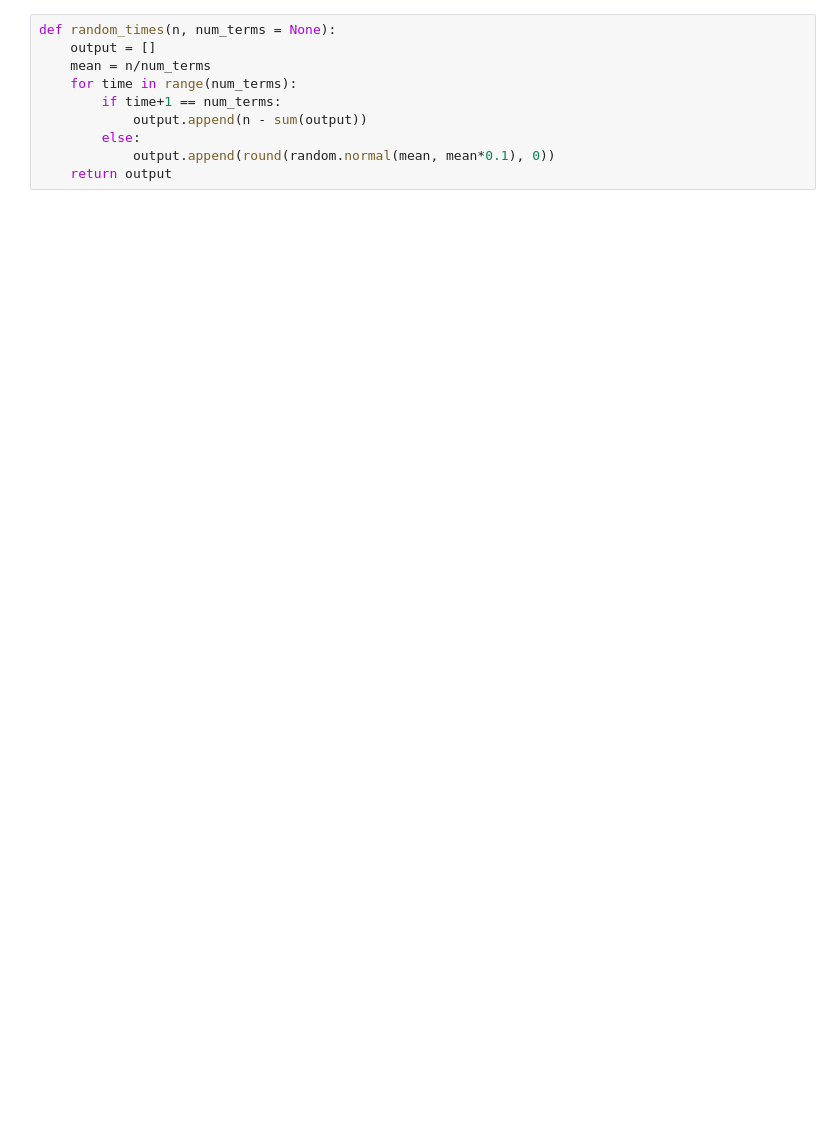
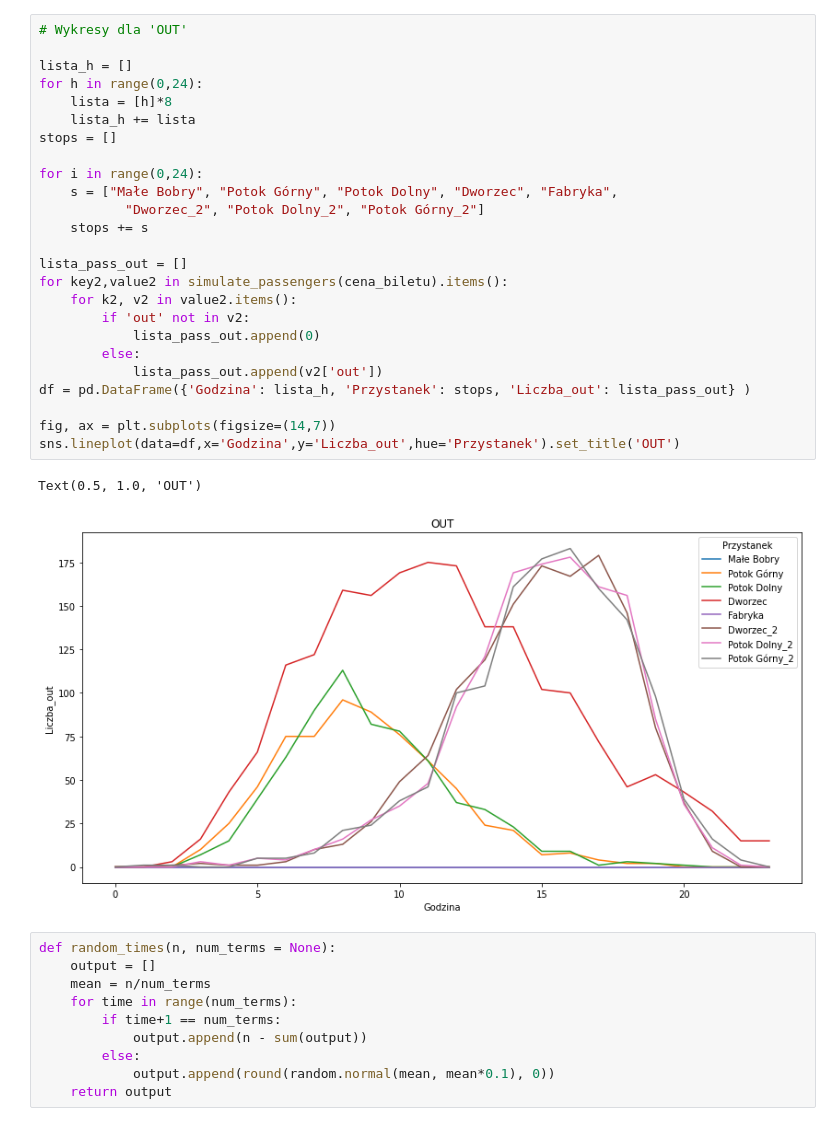
Before and after one commit to fmordarski/Passengers-simulation, a Jupyter notebook: Raport_MZK.ipynb, the cells around one changed output. Saved outputs shown, nothing was run; the diff lists cells and outputs as text; blank space fills up the shorter version.

```diff
--- a/Raport_MZK.ipynb
+++ b/Raport_MZK.ipynb
@@ -41,3 +108,31 @@ def simulate_passengers(cena):
+# %%
+# Wykresy dla 'OUT'
+
+lista_h = []
+for h in range(0,24):
+    lista = [h]*8
+    lista_h += lista
+stops = []
+
+for i in range(0,24):
+    s = ["Małe Bobry", "Potok Górny", "Potok Dolny", "Dworzec", "Fabryka",
+           "Dworzec_2", "Potok Dolny_2", "Potok Górny_2"]
+    stops += s
+
+lista_pass_out = []
+for key2,value2 in simulate_passengers(cena_biletu).items():
+    for k2, v2 in value2.items():
+        if 'out' not in v2:
+            lista_pass_out.append(0)
+        else:
+            lista_pass_out.append(v2['out'])
+df = pd.DataFrame({'Godzina': lista_h, 'Przystanek': stops, 'Liczba_out': lista_pass_out} )
+
+fig, ax = plt.subplots(figsize=(14,7))
+sns.lineplot(data=df,x='Godzina',y='Liczba_out',hue='Przystanek').set_title('OUT')
+# %% [output]
+Text(0.5, 1.0, 'OUT')
+[figure, added]
 # %%
 def random_times(n, num_terms = None):
     output = []
```
Also changed, not shown: parts of 11 cells of this notebook.
